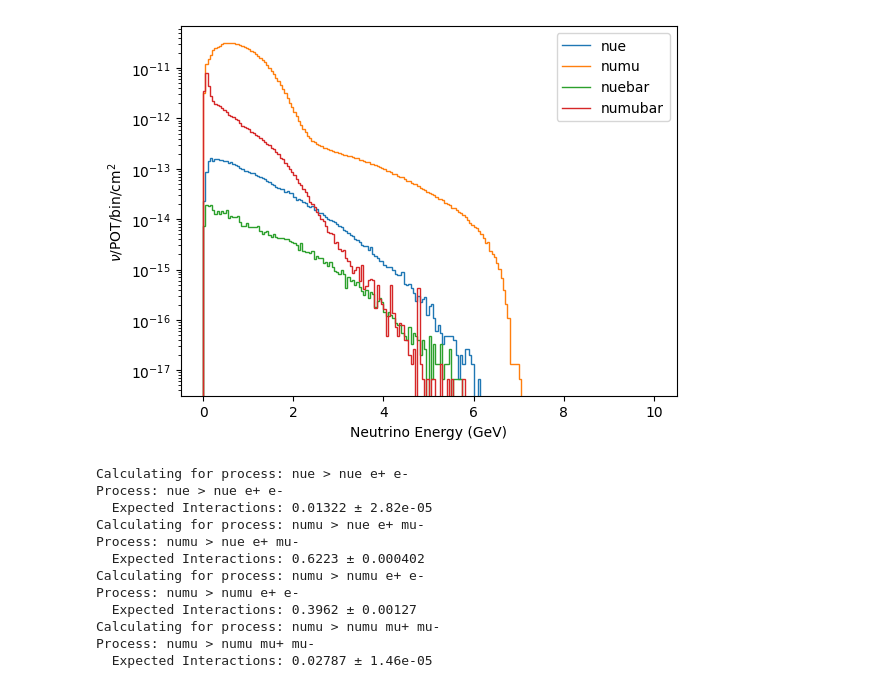
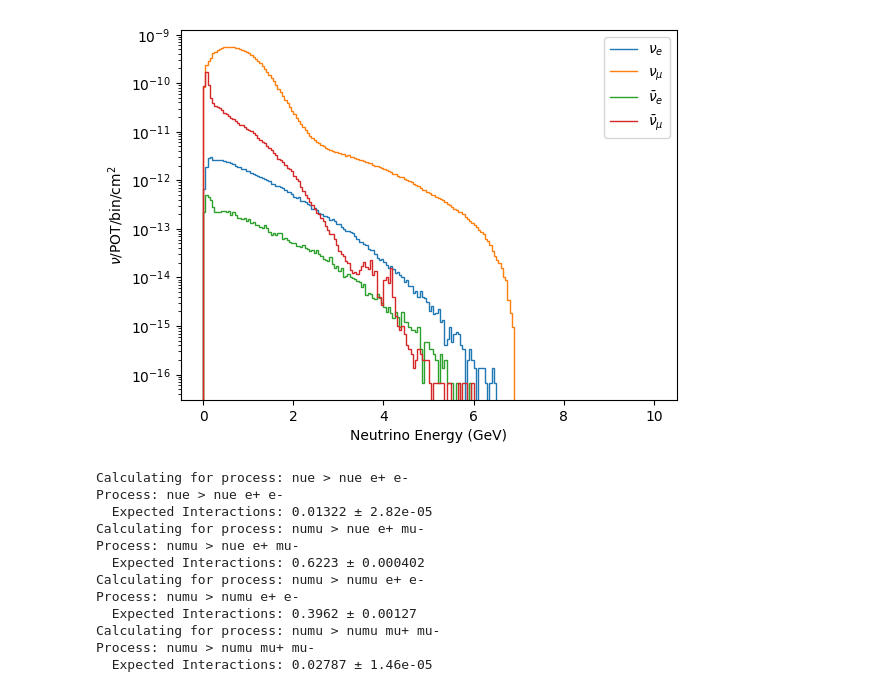
Before and after one commit to JoeBateman/uboone_epem_trident, a Jupyter notebook: cross_sections/rates_and_pot.ipynb, the cells around one changed output. Cells and saved outputs as stored; diff of their text form; code cells hidden in the pictures.

Commit message:
Updated label formatting, new flux path

```diff
--- a/cross_sections/rates_and_pot.ipynb
+++ b/cross_sections/rates_and_pot.ipynb
@@ -9,37 +6,45 @@ Matplotlib is building the font cache; this may take a moment.
 
 # From /pnfs/uboone/persistent/uboonebeam/bnb_gsimple/bnb_gsimple_fluxes_01.09.2019_463_hist/readme.txt:
 #
 #       To normalize to nu/POT/bin/cm2 apply the scale factor:
 #       scale_factor=1/(4997.*5e8)/(256.35*233.);
 
 barn = 1e-28 # m2
 fbarn = 1e-15*barn # m2
 fbarn = fbarn * 1e4 # cm2
 
 nu_flavour = 'numu' # PDG code for nu_mu
 
-flux_file = uproot.open('/exp/uboone/app/users/jbateman/workdir/DarkNews/Trident/data/flux/bnb/MCC9_FluxHist_volTPCActive_wparent.root')
+# flux_file = uproot.open('/exp/uboone/app/users/jbateman/workdir/DarkNews/Trident/data/flux/bnb/MCC9_FluxHist_volTPCActive_wparent.root')
+flux_file = uproot.open('/exp/uboone/app/users/jbateman/workdir/DarkNews/Trident/data/flux/bnb/MCC9_FluxHist_volTPCActive_w2D_hists.root')
 
 flux_dict = {}
+
+name_dict = {
+    'nue': r'$\nu_e$',
+    'numu': r'$\nu_\mu$',
+    'nuebar': r'$\bar{\nu}_e$',
+    'numubar': r'$\bar{\nu}_\mu$'
+}
 
 for flavour in ['nue', 'numu', 'nuebar', 'numubar']:
     hist = flux_file[f'hE{flavour}_cv']
 
     # Normalisation scale factor
     sf = 1/(4997.*5e8)/(256.35*233.)
-    values = hist.values() *  sf  # units: nu/POT/bin/cm2
+    values = hist.values() # *  sf  # units: nu/POT/bin/cm2
     flux_dict[flavour] = values
     edges = hist.axis().edges()
-    plt.stairs(values, edges, label=f'{flavour}')
+    plt.stairs(values, edges, label=name_dict[flavour])
 
 flux_dict['bins'] = edges
 plt.legend()
 plt.yscale('log')
 plt.xlabel('Neutrino Energy (GeV)')
 plt.ylabel(r'$\nu$/POT/bin/cm$^{2}$')
 plt.show()
 # %% [output]
-[figure, old version]
+[figure, new version]
 # %%
 cross_section_dict = {
     'nue > nue e+ e-': [0.00194201, 4.14222e-06],  # fbarn
```
Also changed, not shown: parts of 1 cell of this notebook.
